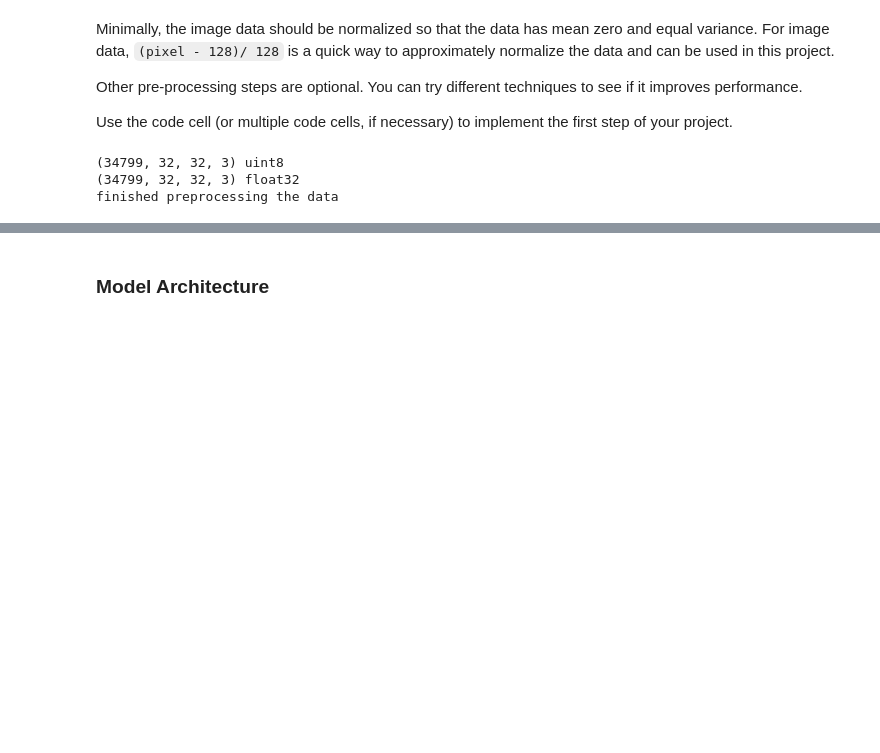
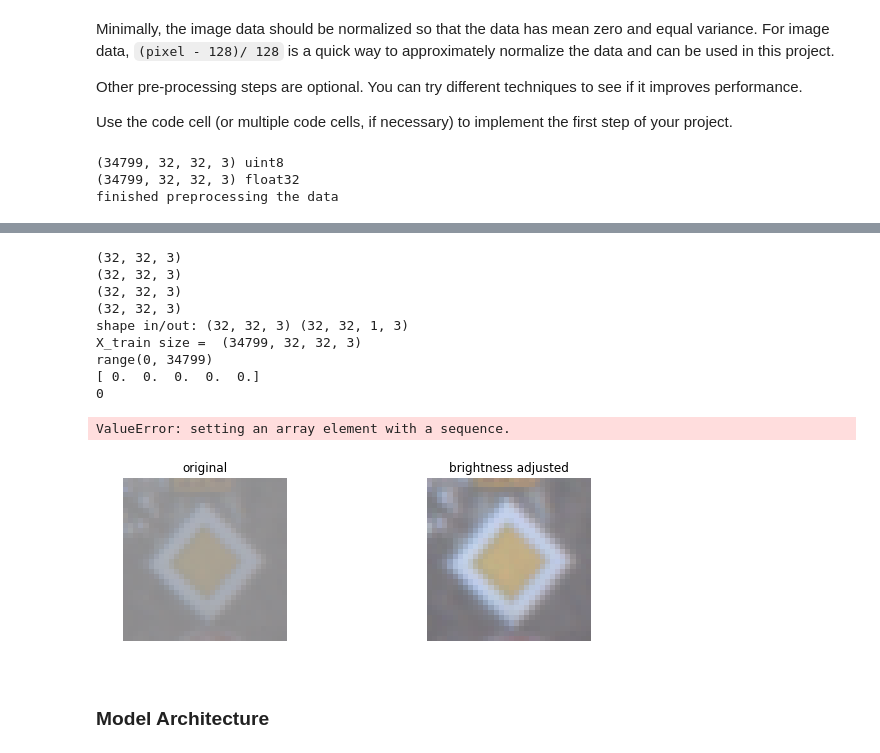
Before and after one commit to pomeroyd/project2_r1p0, a Jupyter notebook: Traffic_Sign_Classifier.ipynb, the cells around one changed output, grey strips where cells are left out. Cells and saved outputs as stored; diff of their text form; code cells hidden in the pictures; blank space fills up the shorter version.

Commit message:
augment_functions make new array size. Causes problems

```diff
--- a/Traffic_Sign_Classifier.ipynb
+++ b/Traffic_Sign_Classifier.ipynb
@@ -445,3 +443,51 @@ print(X_train[0])
+# %%
+#Modify all images
+#print(X_train[0])
+test_img = X_train[22222]
+#new_img = random_translate(random_scaling(random_warp(random_brightness(test_img))))
+new_img = (random_brightness(test_img))
+print(test_img.shape)
+print(new_img.shape)
+new_img = random_brightness(test_img)
+print(test_img.shape)
+print(new_img.shape)
+
+new_img = random_scaling(new_img)
+fig, axs = plt.subplots(1,2, figsize=(10, 3))
+
+axs[0].axis('off')
+axs[0].imshow(test_img.squeeze(), cmap='gray')
+axs[0].set_title('original')
+
+axs[1].axis('off')
+axs[1].imshow(new_img.squeeze(), cmap='gray')
+axs[1].set_title('brightness adjusted')
+
+print('shape in/out:', test_img.shape, new_img.shape)
+print("X_train size = ",X_train.shape)
+print(range(X_train.shape[0]))
+
+X_train_new = np.array(np.zeros(X_train.shape))
+print(X_train_new)
+
+for img in range(X_train.shape[0]):
+    print(img)
+    temp_img = X_train[img]
+    X_train_new[img] = random_scaling(temp_img)
+
+print("X_train_new = ",X_train_new.shape)
+# %% [output]
+(32, 32, 3)
+(32, 32, 3)
+(32, 32, 3)
+(32, 32, 3)
+shape in/out: (32, 32, 3) (32, 32, 1, 3)
+X_train size =  (34799, 32, 32, 3)
+range(0, 34799)
+[ 0.  0.  0.  0.  0.]
+0
+ValueError: setting an array element with a sequence.
+[figure, added]
 # %% [markdown]
 ### Model Architecture
 # %%
```
Also changed, not shown: parts of 9 cells of this notebook.
